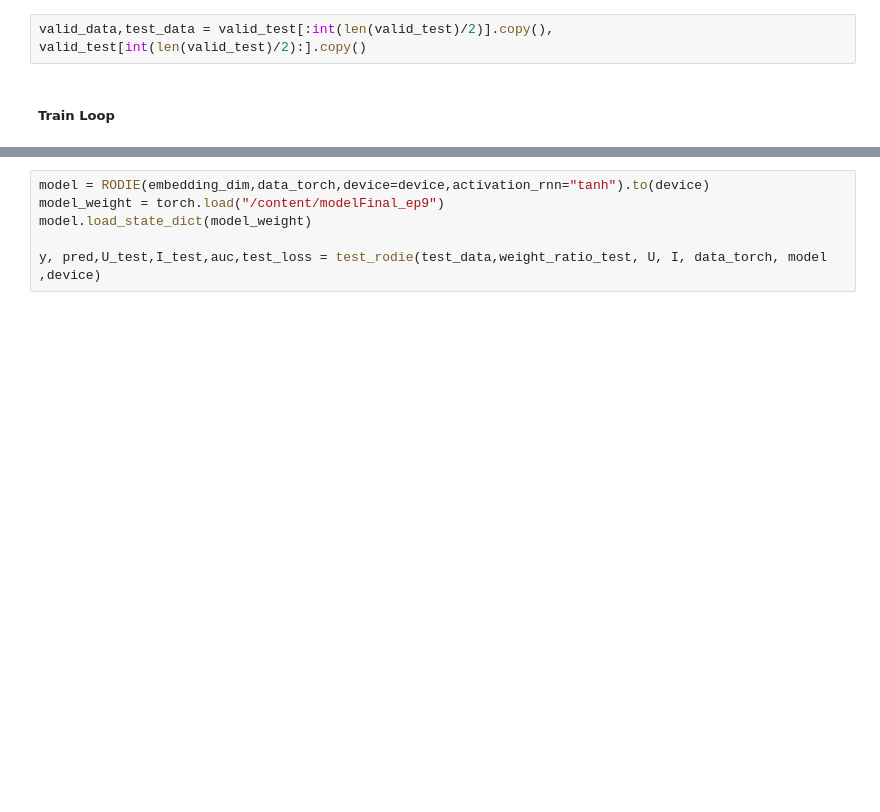
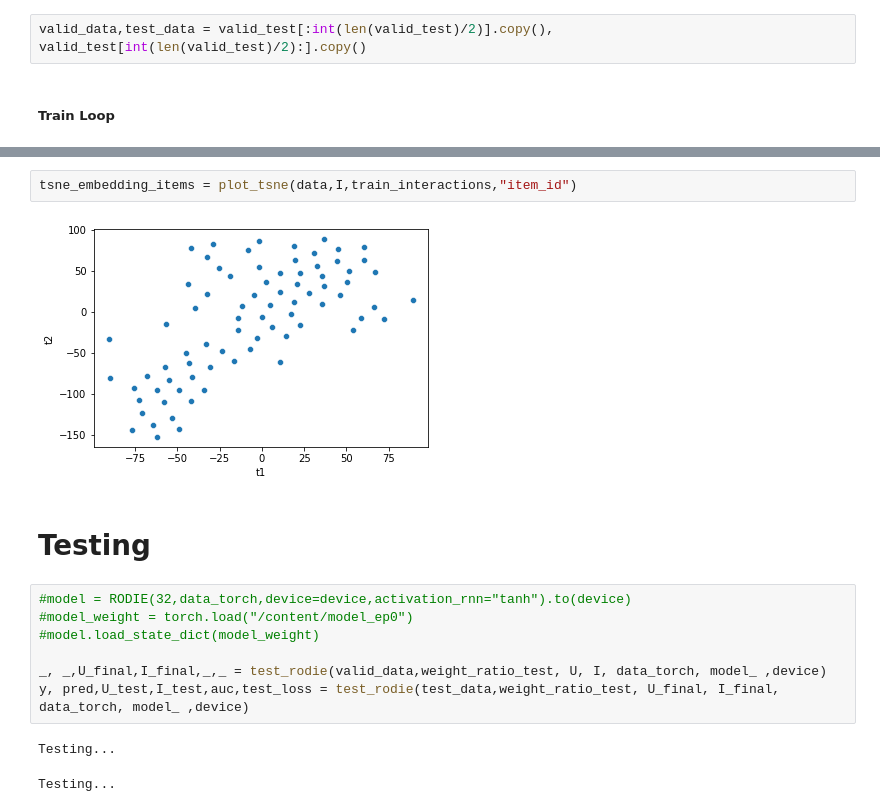
Before and after one commit to RayanAAY-ops/RE-Jodie-Recommander-System, a Jupyter notebook: main.ipynb, the cells around one changed output, grey strips where cells are left out. Saved outputs shown, nothing was run; the diff lists cells and outputs as text; blank space fills up the shorter version.

```diff
--- a/main.ipynb
+++ b/main.ipynb
@@ -146,8 +200,18 @@ model_,U,I,loss_list,valid_loss = train_rodie(t_batch_train,
+# %%
+tsne_embedding_items = plot_tsne(data,I,train_interactions,"item_id")
+# %% [output]
+[figure, added]
+# %% [markdown]
+# Testing
 # %%
-model = RODIE(embedding_dim,data_torch,device=device,activation_rnn="tanh").to(device)
-model_weight = torch.load("/content/modelFinal_ep9")
-model.load_state_dict(model_weight)
+#model = RODIE(32,data_torch,device=device,activation_rnn="tanh").to(device)
+#model_weight = torch.load("/content/model_ep0")
+#model.load_state_dict(model_weight)
 
-y, pred,U_test,I_test,auc,test_loss = test_rodie(test_data,weight_ratio_test, U, I, data_torch, model ,device)
+_, _,U_final,I_final,_,_ = test_rodie(valid_data,weight_ratio_test, U, I, data_torch, model_ ,device)
+y, pred,U_test,I_test,auc,test_loss = test_rodie(test_data,weight_ratio_test, U_final, I_final, data_torch, model_ ,device)
+# %% [output]
+Testing...
+Testing...
 # %%
 auc
```
Also changed, not shown: parts of 18 cells of this notebook, 2 other files.
